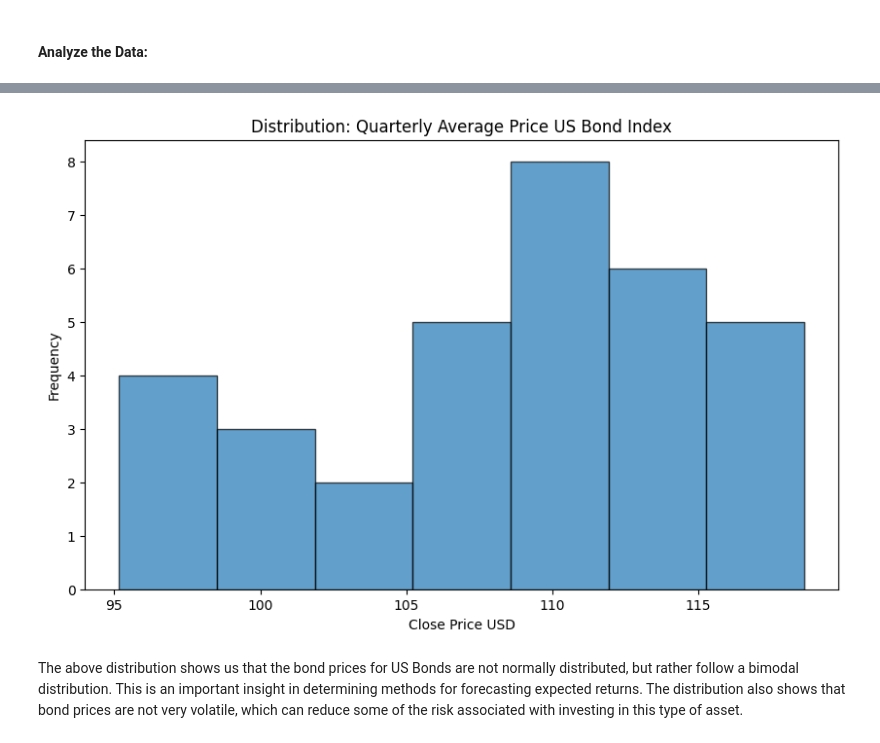
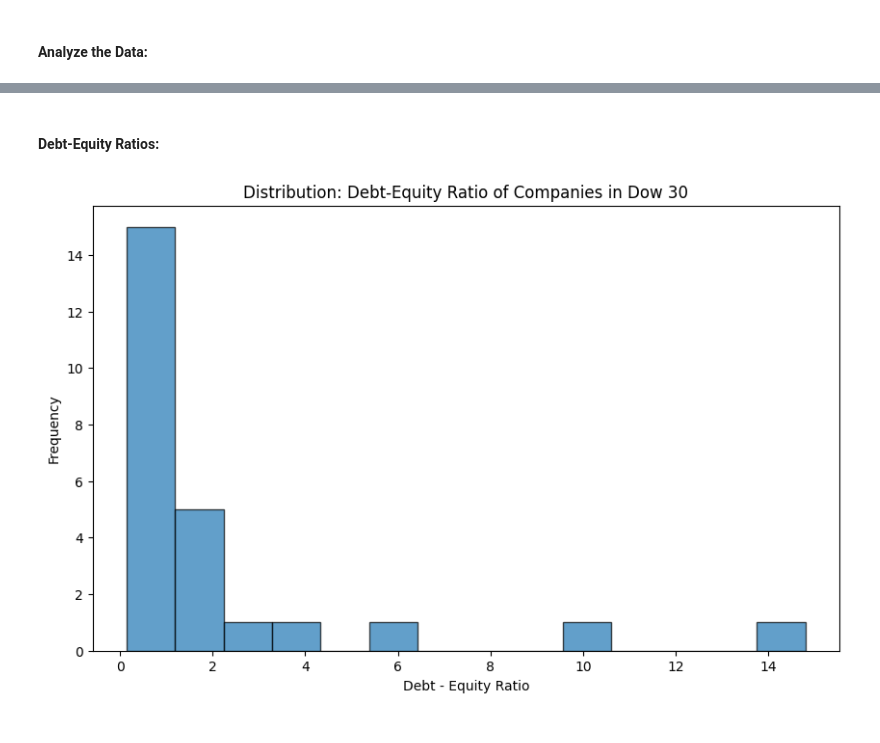
Before and after one commit to dylanvz95/WQU-FD-GWP, a Jupyter notebook: GWP1/DVZ_Step4_and_5_GWP_2.ipynb, the cells around one changed output, grey strips where cells are left out. Drawn from its saved outputs; the diff is of its cells as text; code cells hidden in the pictures.

```diff
--- a/GWP1/DVZ_Step4_and_5_GWP_2.ipynb
+++ b/GWP1/DVZ_Step4_and_5_GWP_2.ipynb
@@ -247,6 +199,0 @@ None
-# %%
-# Fetch the stock's data
-stock = yf.Ticker('AAPL')
-
-# Fetch the quarterly balance sheet data
-balance_sheet = stock.quarterly_balance_sheet
@@ -405,0 +278,8 @@ combined_df.head(2)
+# %%
+#get the credit rating for each stock in the Dow 30
+
+#credit ratings were sources manually as no free API is available
+
+credit_rating_df = pd.read_csv(r'dow_30_credit_ratings.csv')
+
+credit_rating_df.head(2)
@@ -405,0 +290,8 @@ combined_df.head(2)
+# %%
+#combine the two dataframes in order to analyze the data
+
+combined_df = de_ratios_df.copy()
+
+combined_df['credit_rating'] = credit_rating_df['Credit_rating']
+
+combined_df.head(2)
@@ -422,15 +316,15 @@ combined_df[['bond_index_close','inflation_rate','gdp_growth']].describe()
+# %% [markdown]
+#### Debt-Equity Ratios:
 # %%
 # Analyze the distribution of the US Bond Close Prices
 
 plt.figure(figsize=(10, 6))
-plt.hist(combined_df['bond_index_close'], bins=7, edgecolor='black', alpha=0.7)
-plt.title('Distribution: Quarterly Average Price US Bond Index')
-plt.xlabel('Close Price USD')
+plt.hist(combined_df['Debt-to-Equity_Ratio'], bins=14, edgecolor='black', alpha=0.7)
+plt.title('Distribution: Debt-Equity Ratio of Companies in Dow 30')
+plt.xlabel('Debt - Equity Ratio')
 plt.ylabel('Frequency')
 plt.grid(axis='y')
 plt.grid(visible=False)
 plt.show()
 # %% [output]
-[figure, old version]
+[figure, new version]
-# %% [markdown]
-The above distribution shows us that the bond prices for US Bonds are not normally distributed, but rather follow a bimodal distribution. This is an important insight in determining methods for forecasting expected returns. The distribution also shows that bond prices are not very volatile, which can reduce some of the risk associated with investing in this type of asset.
```
Also changed, not shown: parts of 35 cells of this notebook, 3 other files.
